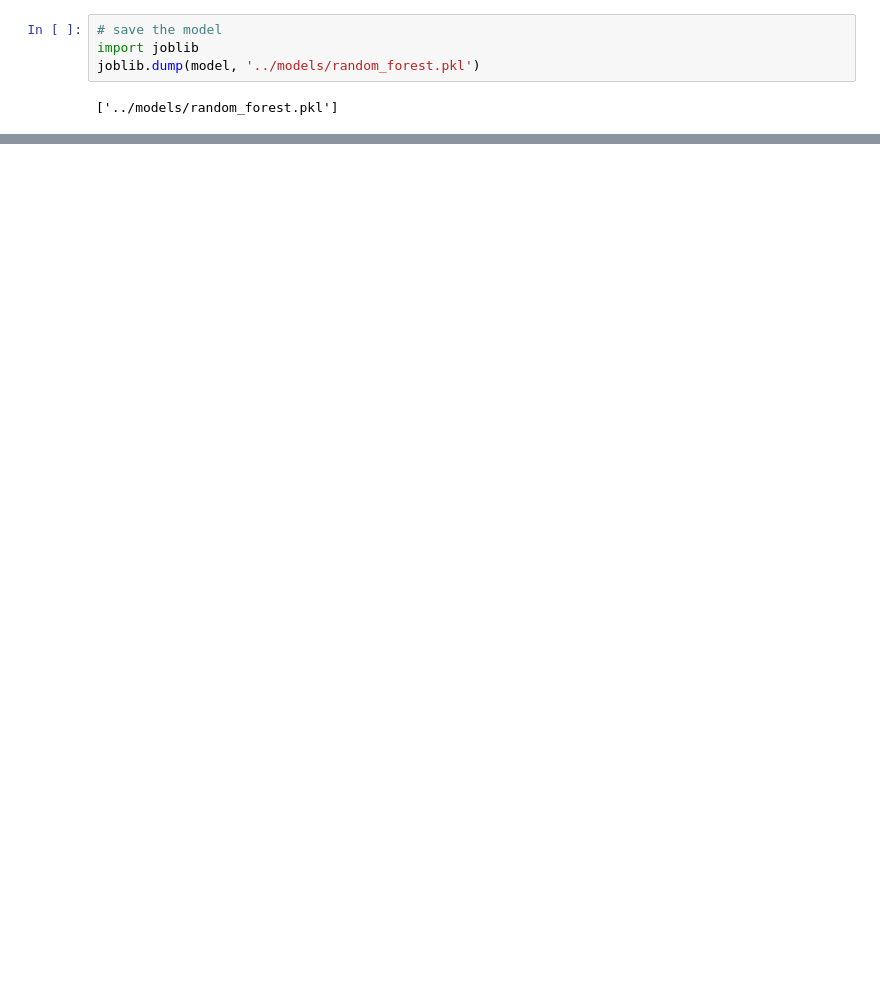
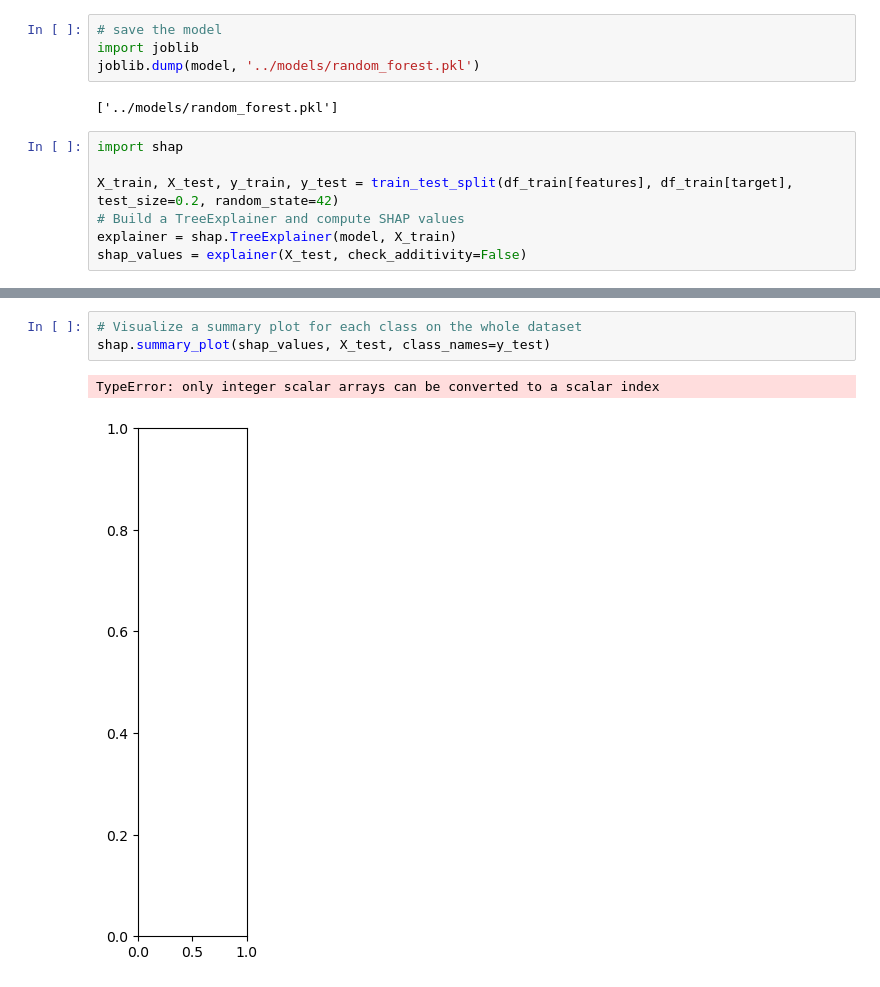
Before and after one commit to williamchnt/Classification-Mlflow, a Jupyter notebook: bigdataproject/notebooks/3.0-wc-ml-random-forest.ipynb, the cells around one changed output, grey strips where cells are left out. Saved outputs shown, nothing was run; the diff lists cells and outputs as text; blank space fills up the shorter version.

Commit message:
Shap with error

```diff
--- a/bigdataproject/notebooks/3.0-wc-ml-random-forest.ipynb
+++ b/bigdataproject/notebooks/3.0-wc-ml-random-forest.ipynb
@@ -177,3 +288,10 @@ import joblib
 joblib.dump(model, '../models/random_forest.pkl')
 # %% [output]
 ['../models/random_forest.pkl']
+# %%
+import shap
+
+X_train, X_test, y_train, y_test = train_test_split(df_train[features], df_train[target], test_size=0.2, random_state=42)
+# Build a TreeExplainer and compute SHAP values
+explainer = shap.TreeExplainer(model, X_train)
+shap_values = explainer(X_test, check_additivity=False)
@@ -179,0 +346,6 @@ joblib.dump(model, '../models/random_forest.pkl')
+# %%
+# Visualize a summary plot for each class on the whole dataset
+shap.summary_plot(shap_values, X_test, class_names=y_test)
+# %% [output]
+TypeError: only integer scalar arrays can be converted to a scalar index
+[figure, added]
```
Also changed, not shown: parts of 11 cells of this notebook, 6 other files.
